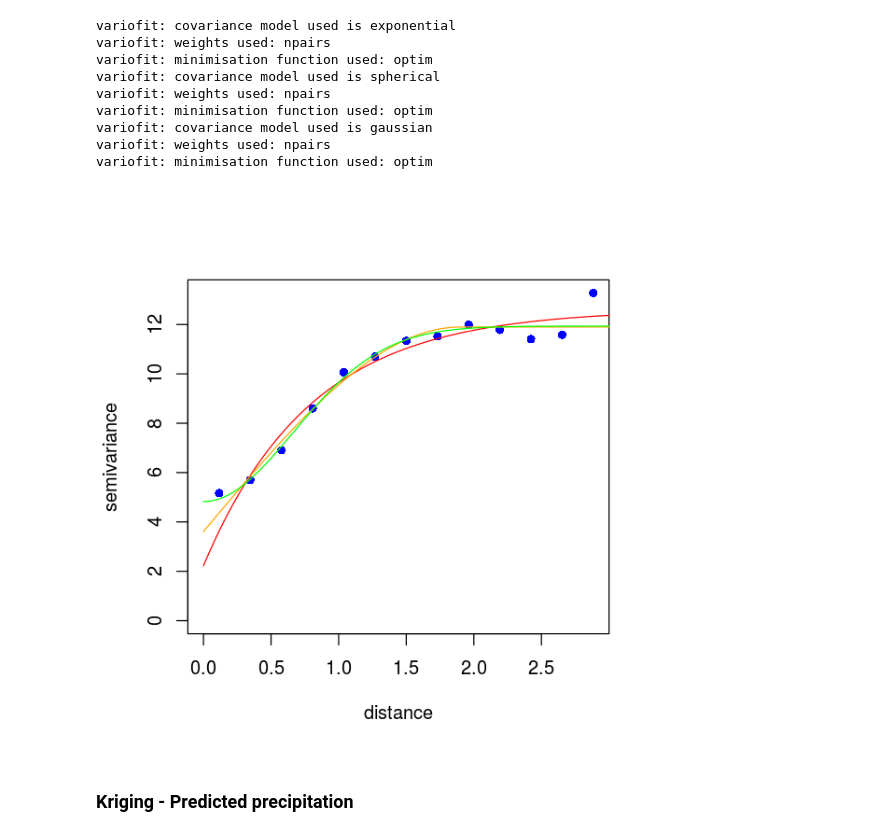
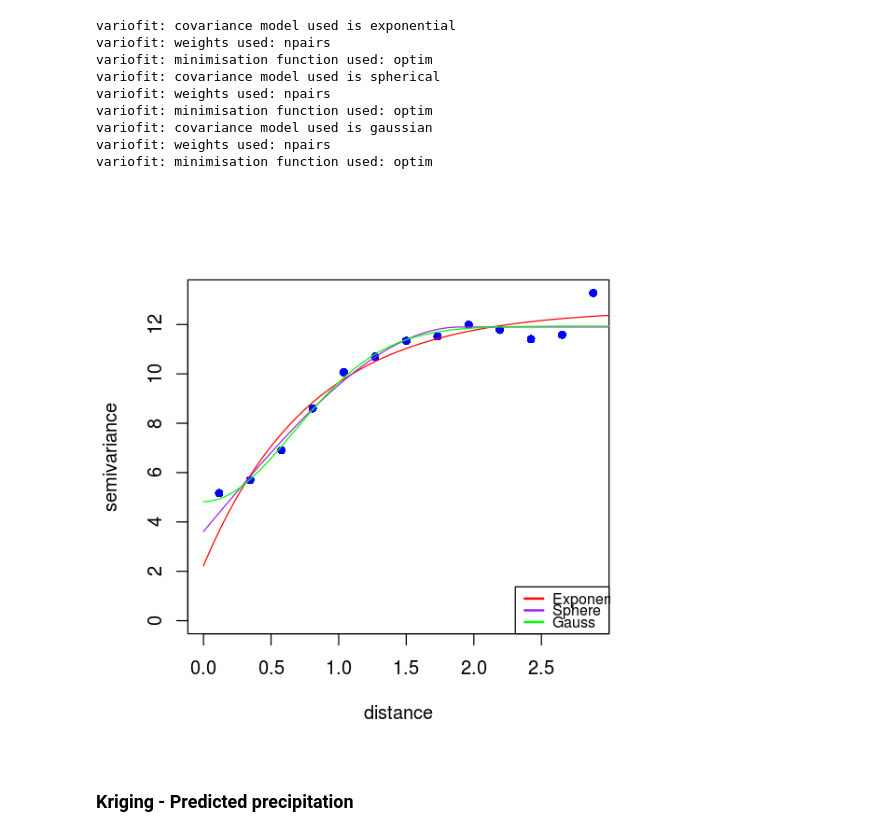
Before and after one commit to micha-silver/point_patterns, a Jupyter notebook: Point Pattern Kriging.ipynb, the cells around one changed output. Saved outputs shown, nothing was run; the diff lists cells and outputs as text; code cells hidden in the pictures.

Commit message:
Improved IDW plot

```diff
--- a/Point Pattern Kriging.ipynb
+++ b/Point Pattern Kriging.ipynb
@@ -164,10 +147,14 @@ variofit: minimisation function used: optim
 # %%
 plot(vg, pch=16, col="blue")
 lines.variomodel(vg_fit_exp, col="red")
-lines.variomodel(vg_fit_sph, col="orange")
+lines.variomodel(vg_fit_sph, col="purple")
 lines.variomodel(vg_fit_gau, col="green")
+lclrs <- c('red','purple','green')
+lgnd <- c('Exponential','Sphere','Gauss')
+legend('bottomright',
+       col=lclrs, legend=lgnd, lwd=2, cex=0.8)
 # %% [output]
-[figure, old version]
+[figure, new version]
 # %% [markdown]
 ### Kriging - Predicted precipitation
 # %%
```
Also changed, not shown: parts of 7 cells of this notebook, 1 other file.
